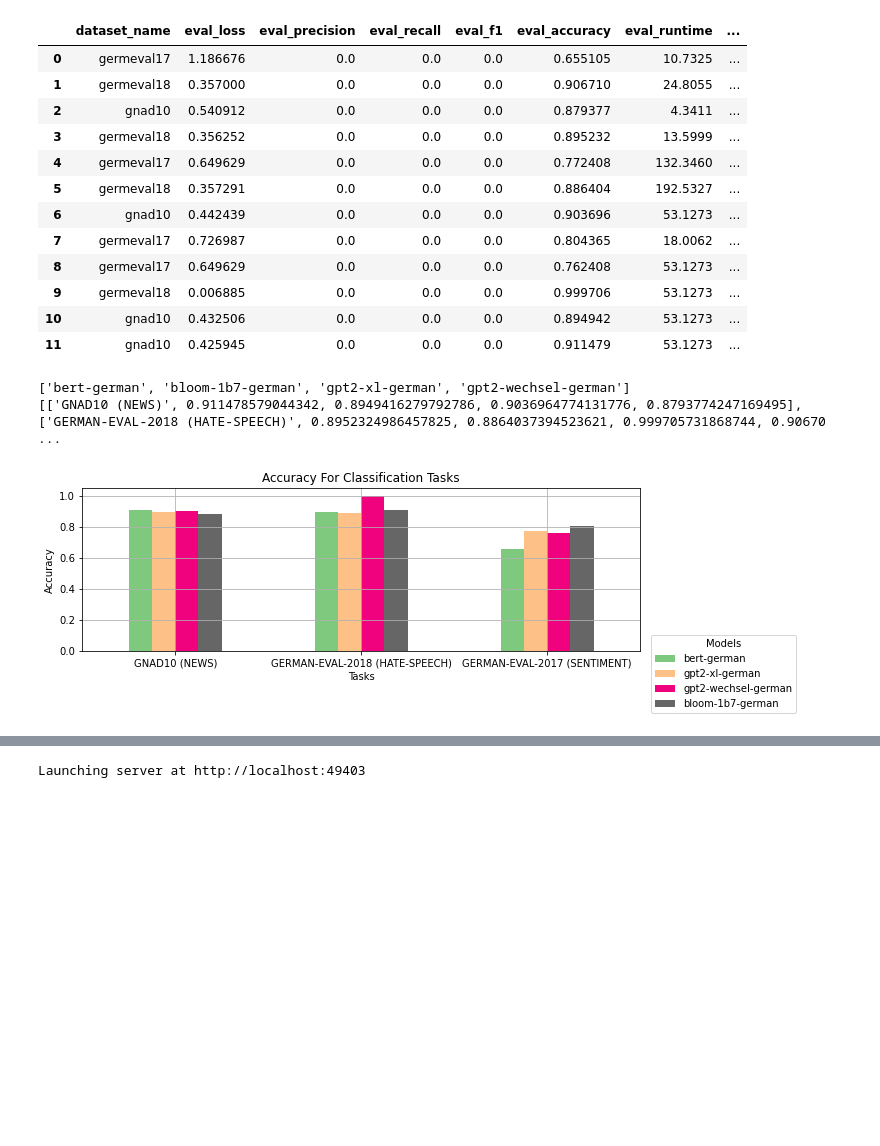
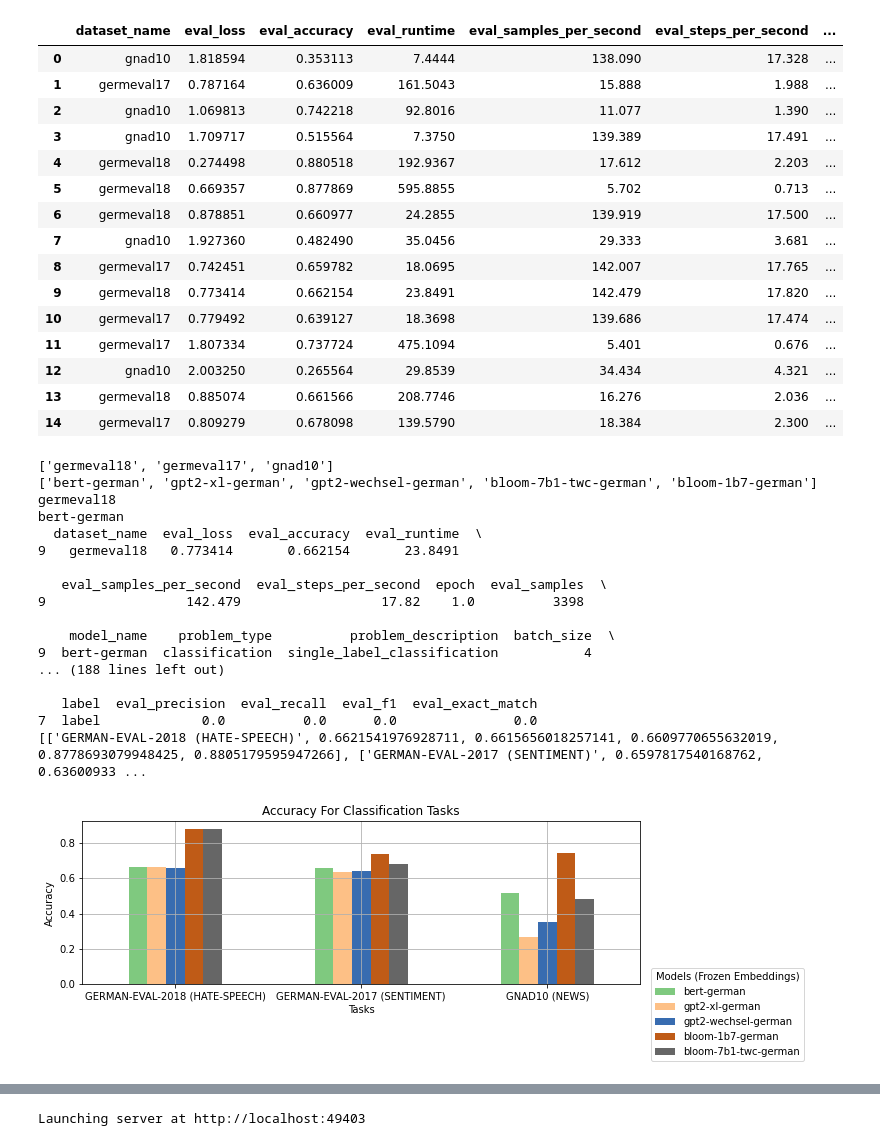
Before and after one commit to malteos/finetune-evaluation-harness, a Jupyter notebook: viz_german_lm/dashboard.ipynb, the cells around one changed output, grey strips where cells are left out. Cells and saved outputs as stored; diff of their text form; code cells hidden in the pictures; blank space fills up the shorter version.

Commit message:
viz bert csv files

```diff
--- a/viz_german_lm/dashboard.ipynb
+++ b/viz_german_lm/dashboard.ipynb
@@ -16,6 +13,6 @@ import math
 # %%
-#filepath = "/Users/Sunny/Desktop/viz_german_lm/results_data_freeze.csv"
-filepath = "/Users/Sunny/Desktop/viz_german_lm/results_data.csv"
+filepath = "/Users/Sunny/Desktop/viz_german_lm/results_data_freeze.csv"
+#filepath = "/Users/Sunny/Desktop/viz_german_lm/results_data.csv"
 # %%
 filepath
 # %% [output]
@@ -68,19 +49,22 @@ df_cls = df[df.problem_type == "classification"]
 df_cls = df_cls.drop_duplicates(ignore_index = True)
 df_cls
 # %% [output]
-|  | dataset_name | eval_loss | eval_precision | eval_recall | eval_f1 | eval_accuracy | eval_runtime | ... |
-| 0 | germeval17 | 1.186676 | 0.0 | 0.0 | 0.0 | 0.655105 | 10.7325 | ... |
-| 1 | germeval18 | 0.357000 | 0.0 | 0.0 | 0.0 | 0.906710 | 24.8055 | ... |
-| 2 | gnad10 | 0.540912 | 0.0 | 0.0 | 0.0 | 0.879377 | 4.3411 | ... |
-| 3 | germeval18 | 0.356252 | 0.0 | 0.0 | 0.0 | 0.895232 | 13.5999 | ... |
-| 4 | germeval17 | 0.649629 | 0.0 | 0.0 | 0.0 | 0.772408 | 132.3460 | ... |
-| 5 | germeval18 | 0.357291 | 0.0 | 0.0 | 0.0 | 0.886404 | 192.5327 | ... |
-| 6 | gnad10 | 0.442439 | 0.0 | 0.0 | 0.0 | 0.903696 | 53.1273 | ... |
-| 7 | germeval17 | 0.726987 | 0.0 | 0.0 | 0.0 | 0.804365 | 18.0062 | ... |
-| 8 | germeval17 | 0.649629 | 0.0 | 0.0 | 0.0 | 0.762408 | 53.1273 | ... |
-| 9 | germeval18 | 0.006885 | 0.0 | 0.0 | 0.0 | 0.999706 | 53.1273 | ... |
-| 10 | gnad10 | 0.432506 | 0.0 | 0.0 | 0.0 | 0.894942 | 53.1273 | ... |
-| 11 | gnad10 | 0.425945 | 0.0 | 0.0 | 0.0 | 0.911479 | 53.1273 | ... |
+|  | dataset_name | eval_loss | eval_accuracy | eval_runtime | eval_samples_per_second | eval_steps_per_second | ... |
+| 0 | gnad10 | 1.818594 | 0.353113 | 7.4444 | 138.090 | 17.328 | ... |
+| 1 | germeval17 | 0.787164 | 0.636009 | 161.5043 | 15.888 | 1.988 | ... |
+| 2 | gnad10 | 1.069813 | 0.742218 | 92.8016 | 11.077 | 1.390 | ... |
+| 3 | gnad10 | 1.709717 | 0.515564 | 7.3750 | 139.389 | 17.491 | ... |
+| 4 | germeval18 | 0.274498 | 0.880518 | 192.9367 | 17.612 | 2.203 | ... |
+| 5 | germeval18 | 0.669357 | 0.877869 | 595.8855 | 5.702 | 0.713 | ... |
+| 6 | germeval18 | 0.878851 | 0.660977 | 24.2855 | 139.919 | 17.500 | ... |
+| 7 | gnad10 | 1.927360 | 0.482490 | 35.0456 | 29.333 | 3.681 | ... |
+| 8 | germeval17 | 0.742451 | 0.659782 | 18.0695 | 142.007 | 17.765 | ... |
+| 9 | germeval18 | 0.773414 | 0.662154 | 23.8491 | 142.479 | 17.820 | ... |
+| 10 | germeval17 | 0.779492 | 0.639127 | 18.3698 | 139.686 | 17.474 | ... |
+| 11 | germeval17 | 1.807334 | 0.737724 | 475.1094 | 5.401 | 0.676 | ... |
+| 12 | gnad10 | 2.003250 | 0.265564 | 29.8539 | 34.434 | 4.321 | ... |
+| 13 | germeval18 | 0.885074 | 0.661566 | 208.7746 | 16.276 | 2.036 | ... |
+| 14 | germeval17 | 0.809279 | 0.678098 | 139.5790 | 18.384 | 2.300 | ... |
 # %%
 from matplotlib import cm
 import matplotlib as mpl
@@ -95,10 +79,10 @@ nice_dataset_names = {
 }
 
 ds_name = list(set(df_cls.dataset_name))
-#print(ds_name)
+print(ds_name)
 
-model_name = list(set(df_cls.model_name))
-#model_name = ['bert-german', 'gpt2-xl-german', 'gpt2-wechsel-german']
+#model_name = list(set(df_cls.model_name))
+model_name = ['bert-german', 'gpt2-xl-german', 'gpt2-wechsel-german', 'bloom-7b1-twc-german', 'bloom-1b7-german']
 print(model_name)
 
 cmap = mpl.cm.Blues(np.linspace(0,1,20))
@@ -110,48 +94,67 @@ for each_ds in ds_name:
     curr_ds_list.append(nice_dataset_names[str(each_ds)])
     #curr_ds_list.append(str(each_ds))
     for each_model in model_name:
-        df_subset = df_cls[(df_cls.dataset_name == each_ds) & (df_cls.model_name == each_model)]
+        #df_subset = df_cls[(df_cls.dataset_name == each_ds) & (df_cls.model_name == each_model)]
+        df_subset = df_cls.loc[(df_cls['dataset_name'] == each_ds) & (df_cls['model_name'] == each_model)]
+        print(each_ds)
+        print(each_model)
+        print(df_subset)
         if(df_subset.empty == False):
             #print(df_subset)
             #print(each_ds)
             #print(each_model)
             curr_eval = df_subset['eval_accuracy'].values[0]
             #print(curr_eval)
             curr_ds_list.append(curr_eval)
 
     all_evals.append(curr_ds_list)
 
 
 print(all_evals)
 
 colors = plt.cm.get_cmap('inferno')
 
 #df_new = pd.DataFrame(all_evals, columns = ['Models', 'bert-german', 'gpt2-xl-german', 'gpt2-wechsel-german'])
-df_new = pd.DataFrame(all_evals, columns = ['Tasks', 'bert-german', 'gpt2-xl-german', 'gpt2-wechsel-german', 'bloom-1b7-german'])
+df_new = pd.DataFrame(all_evals, columns = ['Tasks', 'bert-german', 'gpt2-xl-german', 'gpt2-wechsel-german', 'bloom-1b7-german', 'bloom-7b1-twc-german'])
 df_new.plot(
     x='Tasks',
     kind = 'bar',
     stacked = False,
     title='Accuracy For Classification Tasks',
     #xlabel = 'Datasets',
     ylabel = 'Accuracy',
     colormap='Accent',
 )
 
 
 plt.rcParams["figure.figsize"] = (10,3)
 #plt.xlabel('Datasets', rotation=0, fontsize=10, labelpad=20)
 plt.xticks(rotation = 360)
 plt.grid()
-#plt.legend(title = 'Models (Frozen Embeddings)', bbox_to_anchor=(1.02, 0.1), loc='upper left', borderaxespad=0)
-#plt.savefig('classification_res_freeze.png', bbox_inches='tight')
+plt.legend(title = 'Models (Frozen Embeddings)', bbox_to_anchor=(1.02, 0.1), loc='upper left', borderaxespad=0)
+plt.savefig('classification_res_freeze.png', bbox_inches='tight')
 
-plt.legend(title = 'Models', bbox_to_anchor=(1.02, 0.1), loc='upper left', borderaxespad=0)
-plt.savefig('classification_res.png', bbox_inches='tight')
+#plt.legend(title = 'Models', bbox_to_anchor=(1.02, 0.1), loc='upper left', borderaxespad=0)
+#plt.savefig('classification_res.png', bbox_inches='tight')
 # %% [output]
-['bert-german', 'bloom-1b7-german', 'gpt2-xl-german', 'gpt2-wechsel-german']
-[['GNAD10 (NEWS)', 0.911478579044342, 0.8949416279792786, 0.9036964774131776, 0.8793774247169495], ['GERMAN-EVAL-2018 (HATE-SPEECH)', 0.8952324986457825, 0.8864037394523621, 0.999705731868744, 0.90670 ...
+['germeval18', 'germeval17', 'gnad10']
+['bert-german', 'gpt2-xl-german', 'gpt2-wechsel-german', 'bloom-7b1-twc-german', 'bloom-1b7-german']
+germeval18
+bert-german
+  dataset_name  eval_loss  eval_accuracy  eval_runtime  \
+9   germeval18   0.773414       0.662154       23.8491
+
+   eval_samples_per_second  eval_steps_per_second  epoch  eval_samples  \
+9                  142.479                  17.82    1.0          3398
+
+    model_name    problem_type          problem_description  batch_size  \
+9  bert-german  classification  single_label_classification           4
+... (188 lines left out)
+
+   label  eval_precision  eval_recall  eval_f1  eval_exact_match
+7  label             0.0          0.0      0.0               0.0
+[['GERMAN-EVAL-2018 (HATE-SPEECH)', 0.6621541976928711, 0.6615656018257141, 0.6609770655632019, 0.8778693079948425, 0.8805179595947266], ['GERMAN-EVAL-2017 (SENTIMENT)', 0.6597817540168762, 0.63600933 ...
-[figure, old version]
+[figure, new version]
 # %%
 df_ner = df[df.problem_type == "token_classification"]
 df_ner = df_ner.drop_duplicates(ignore_index = True)
```
Also changed, not shown: parts of 8 cells of this notebook, 7 other files.
